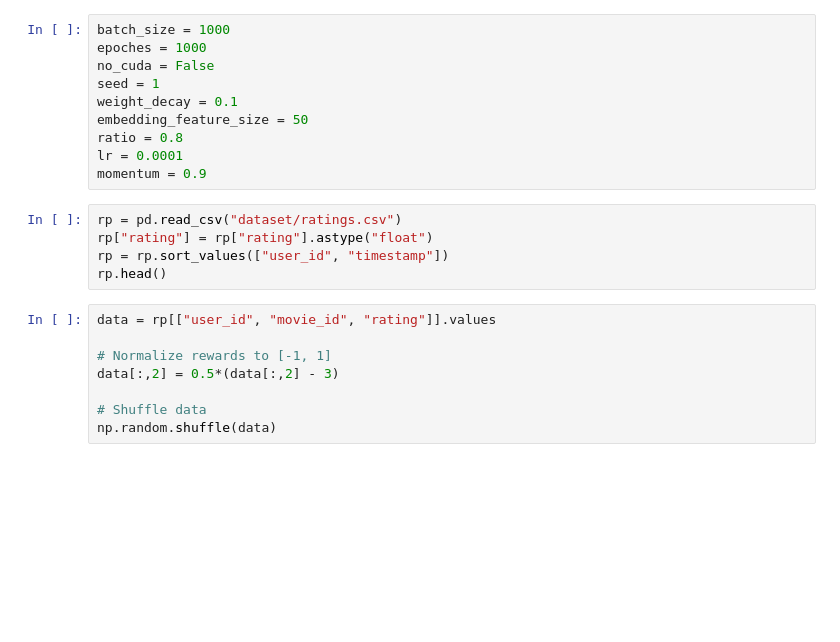
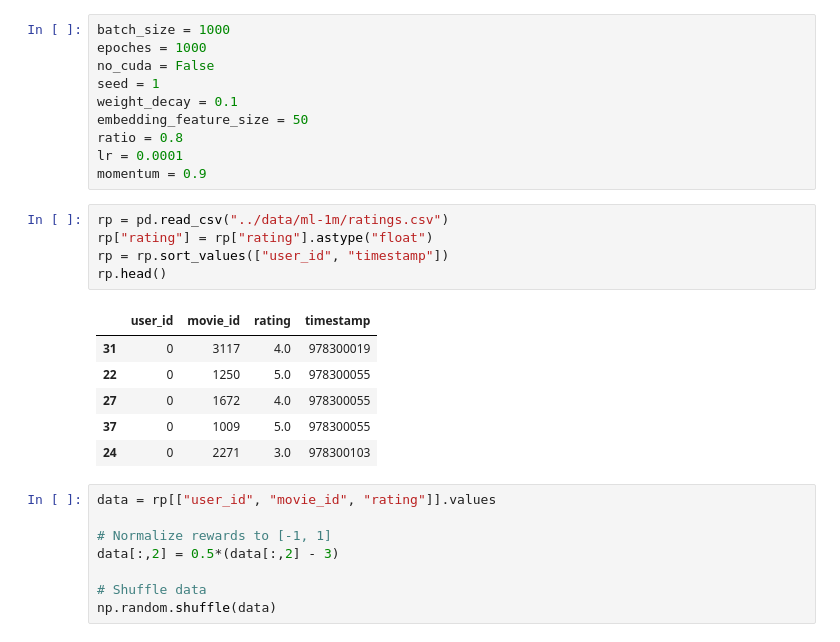
Before and after one commit to luanagbmartins/dlr-recsys, a Jupyter notebook: notebooks/train_PMF.ipynb, the cells around one changed output. Saved outputs shown, nothing was run; the diff lists cells and outputs as text; blank space fills up the shorter version.

Commit message:
add movie lens 1m

```diff
--- a/notebooks/train_PMF.ipynb
+++ b/notebooks/train_PMF.ipynb
@@ -30,10 +33,17 @@ ratio = 0.8
 lr = 0.0001
 momentum = 0.9
 # %%
-rp = pd.read_csv("dataset/ratings.csv")
+rp = pd.read_csv("../data/ml-1m/ratings.csv")
 rp["rating"] = rp["rating"].astype("float")
 rp = rp.sort_values(["user_id", "timestamp"])
 rp.head()
+# %% [output]
+|  | user_id | movie_id | rating | timestamp |
+| 31 | 0 | 3117 | 4.0 | 978300019 |
+| 22 | 0 | 1250 | 5.0 | 978300055 |
+| 27 | 0 | 1672 | 4.0 | 978300055 |
+| 37 | 0 | 1009 | 5.0 | 978300055 |
+| 24 | 0 | 2271 | 3.0 | 978300103 |
 # %%
 data = rp[["user_id", "movie_id", "rating"]].values
 
```
Also changed, not shown: parts of 7 cells of this notebook, 15 other files.
